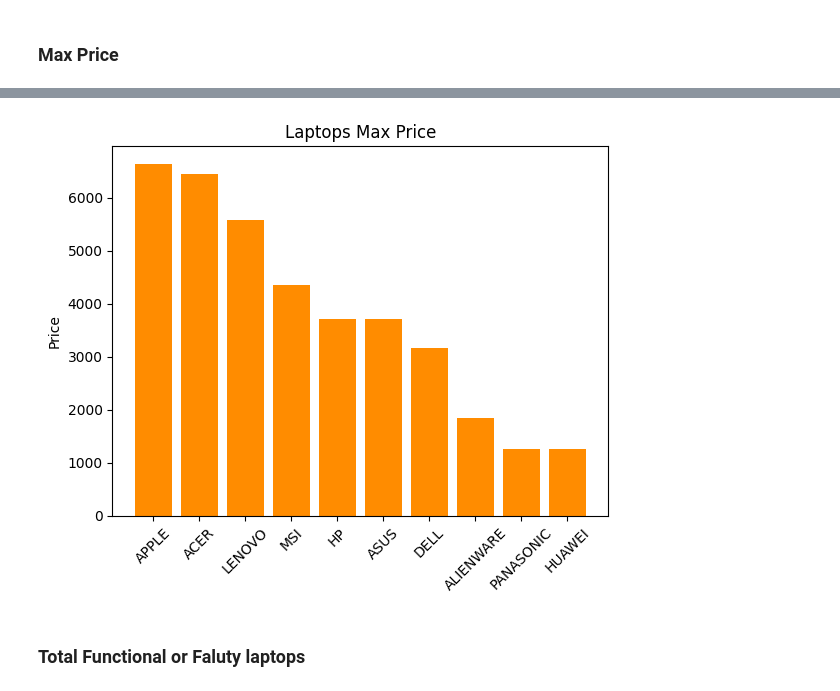
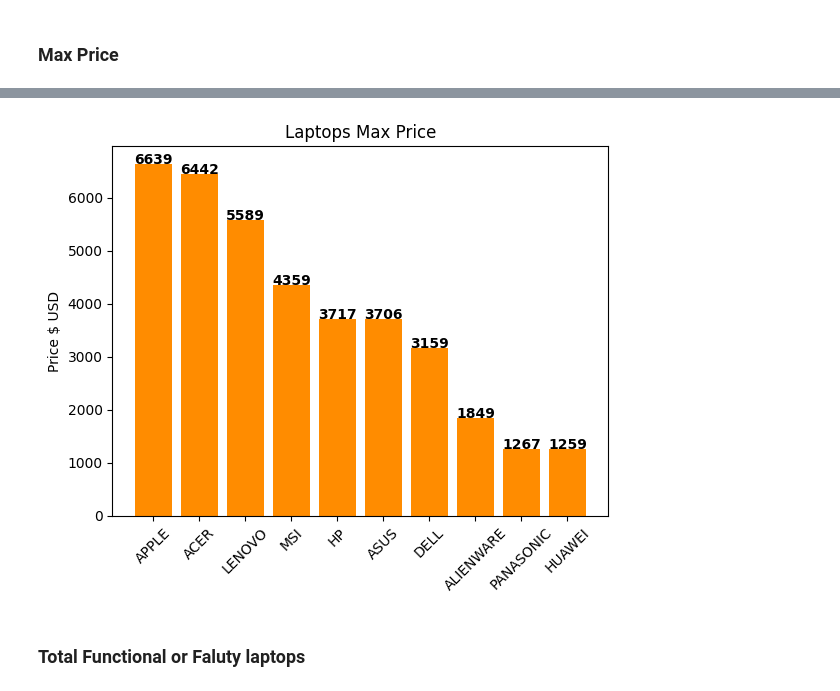
Before and after one commit to EumT07/Upwork, a Jupyter notebook: MCL/analyst.ipynb, the cells around one changed output, grey strips where cells are left out. Saved outputs shown, nothing was run; the diff lists cells and outputs as text; code cells hidden in the pictures.

```diff
--- a/MCL/analyst.ipynb
+++ b/MCL/analyst.ipynb
@@ -16,16 +31,20 @@ seller = pd.read_excel("./products/clean/laptops.xlsx",sheet_name="Data Analyst
 # %%
-table_1 = laptops.sort_values("Max - Price",ascending=False).head(10)
+# Data
 y = table_1["Laptops"]
 x = table_1["Max - Price"]
 
 fig, ax = plt.subplots()
 
+for i, total in enumerate(x):
+  ax.text(i, total, round(total),
+          ha = 'center', weight = 'bold', color = 'black')
+
 ax.bar(y,x,color="#FF8C00")
-plt.ylabel('Price') # no xlabel required as I feel it's self explanatory
+plt.ylabel('Price $ USD')
 plt.title('Laptops Max Price')
 plt.xticks(rotation=45)
 plt.show()
 # %% [output]
-[figure, old version]
+[figure, new version]
 # %% [markdown]
 ### Total Functional or Faluty laptops
```
Also changed, not shown: parts of 9 cells of this notebook, 2 other files.
